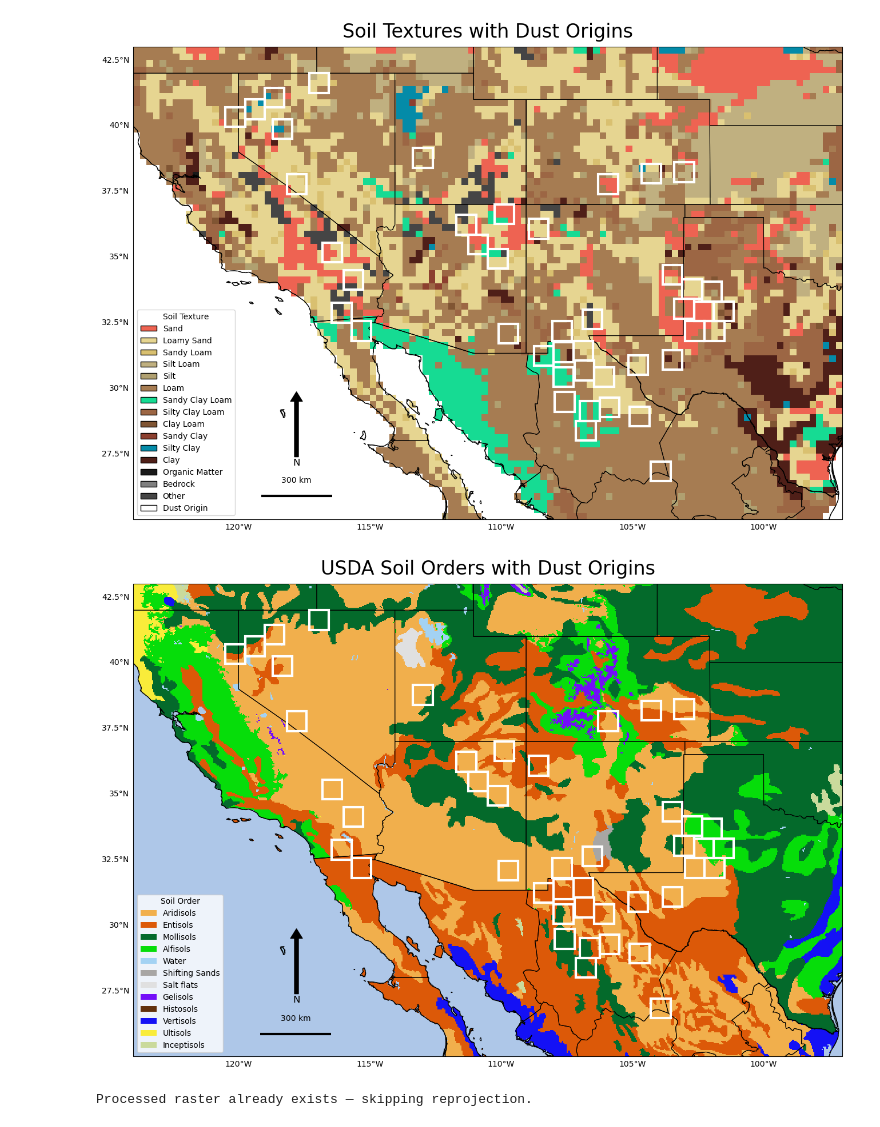
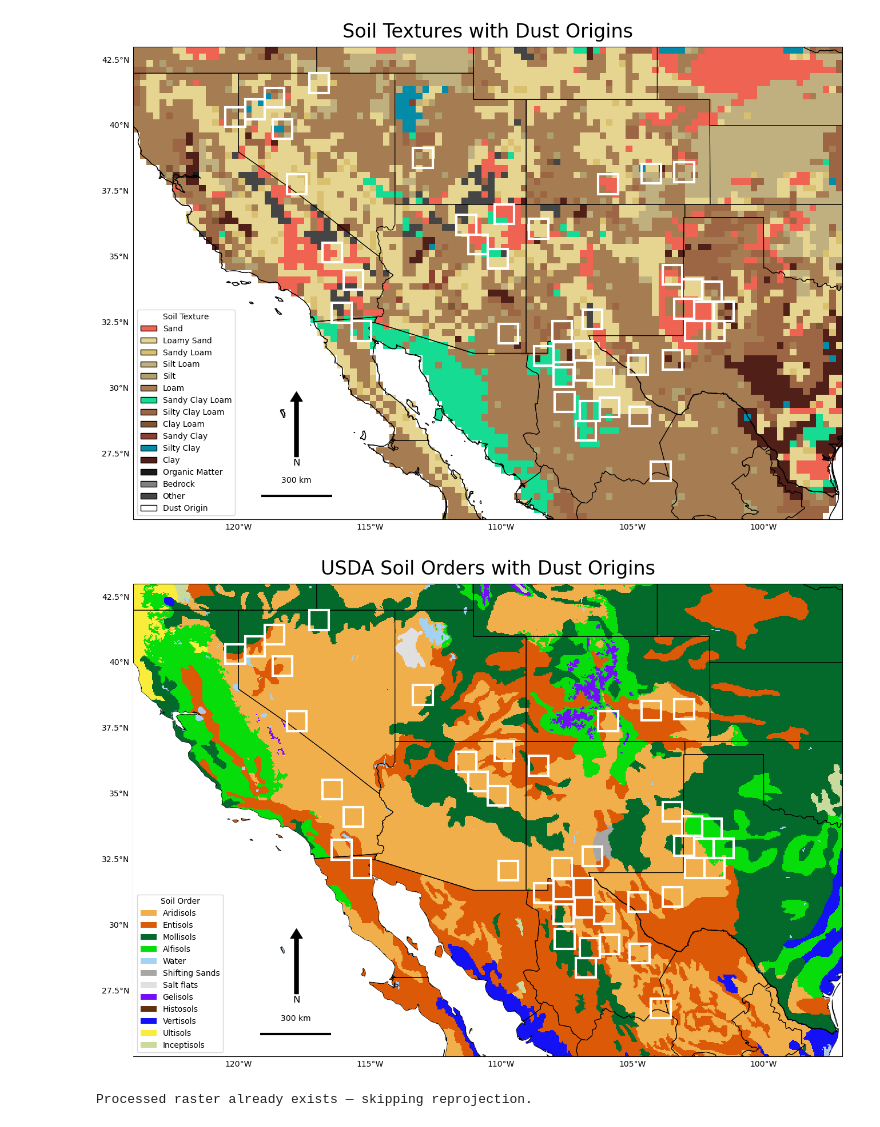
Before and after one commit to jesseturner/WLDAS_Analysis, a Jupyter notebook: ANALYSIS_map_figures.ipynb, the cells around one changed output. Drawn from its saved outputs; the diff is of its cells as text; code cells hidden in the pictures.

Commit message:
Running figures

```diff
--- a/ANALYSIS_map_figures.ipynb
+++ b/ANALYSIS_map_figures.ipynb
@@ -284,34 +284,35 @@ all_states_provinces = cfeature.NaturalEarthFeature(category='cultural',
     name='admin_1_states_provinces', scale='10m', facecolor='none')
 ax.add_feature(all_states_provinces, edgecolor="black", linewidth=0.8)
 ax.add_feature(cfeature.COASTLINE, edgecolor="black", linewidth=0.8)
 ax.add_feature(cfeature.BORDERS, edgecolor="black", linewidth=0.8)
+ax.add_feature(cfeature.OCEAN, facecolor="white", zorder=3)
 min_lat, max_lat, min_lon, max_lon = common_functions._get_coords_for_region(location_name)
 ax.set_extent([min_lon, max_lon, min_lat, max_lat], crs=ccrs.PlateCarree())
 gl = ax.gridlines(draw_labels=True, linewidth=0, color='gray', alpha=0.7)
 gl.top_labels = False
 gl.right_labels = False
 
 ax.set_title("USDA Soil Orders with Dust Origins", fontsize=24, pad=12)
 
 codes_legend = [2, 3, 7, 0, 15, 14, 13, 4, 5, 11, 10, 6]
 legend_handles = [
     Patch(
         facecolor=soil_order_colors[code],
         label=soil_order_dict[code]
     )
     for code in codes_legend
 ]
 ax.legend(
     handles=legend_handles,
     title="Soil Order",
     loc="lower left"
 )
 
 plt.savefig(f"plots/4_soil_types_usda_0_map.png",
             dpi=600, bbox_inches='tight')
 plt.show()
 # %% [output]
-[figure, old version]
+[figure, new version]
 # %%
 def get_cec_land_cover_reprojection(cec_full, location_name):
     min_lat, max_lat, min_lon, max_lon = common_functions._get_coords_for_region(location_name)
```
Also changed, not shown: 1 other file.
